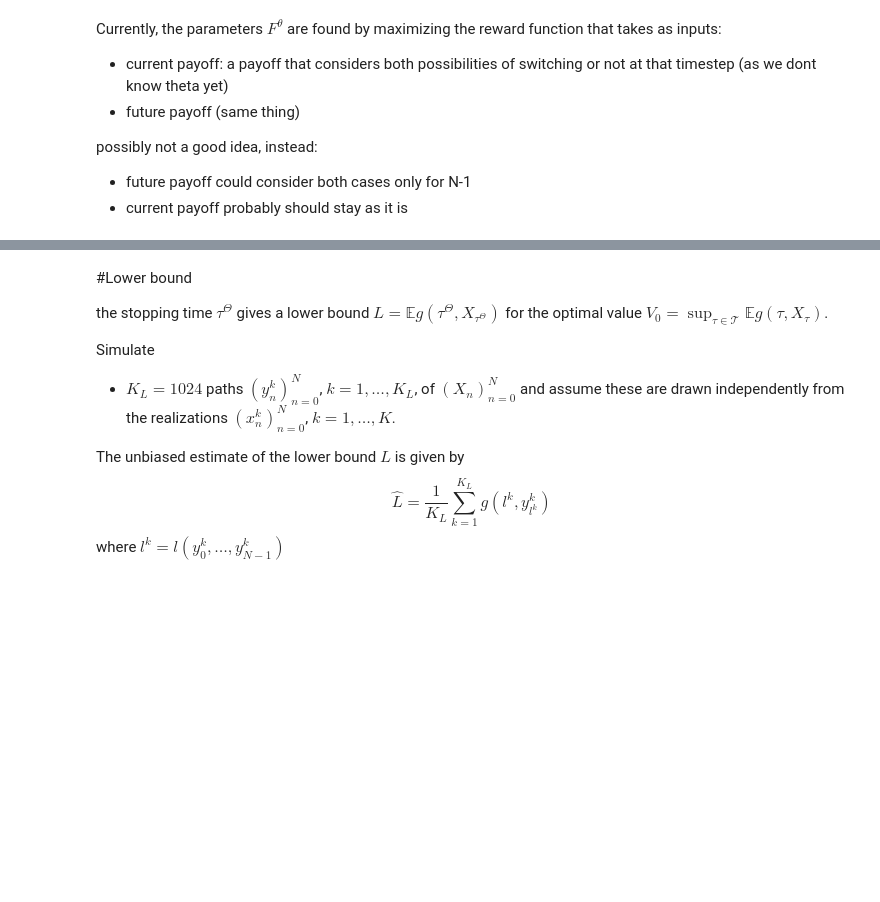
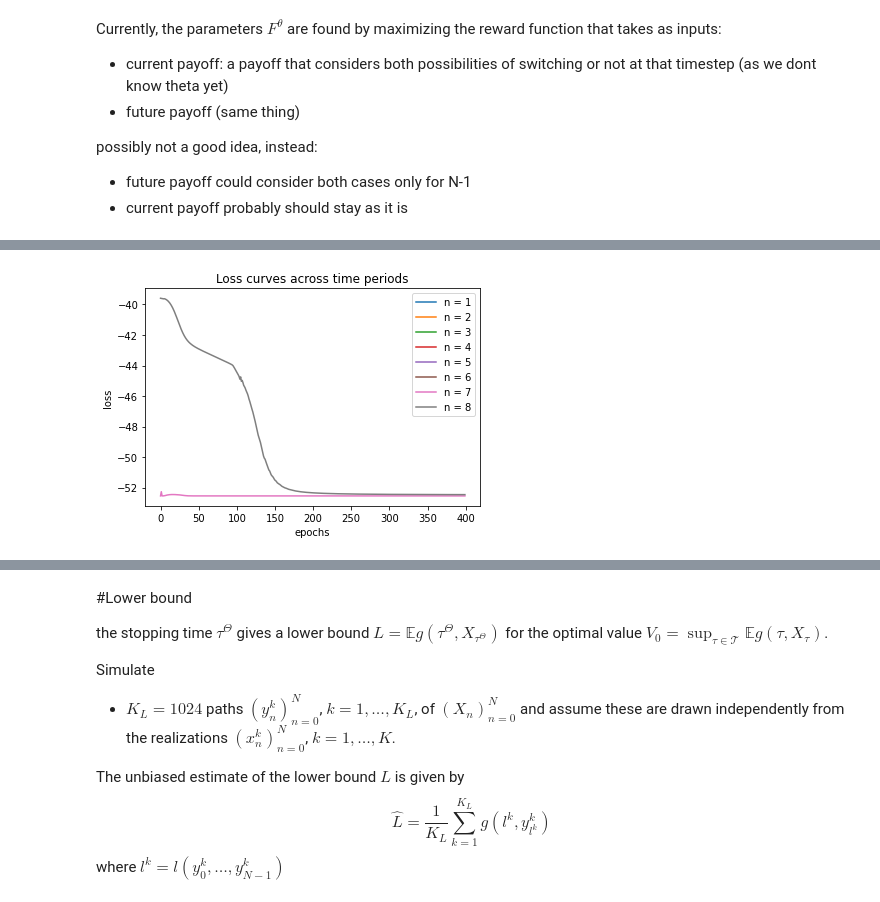
Before and after one commit to claudia-viaro/optimal_stopping-switching, a Jupyter notebook: opt_switching_V3.ipynb, the cells around one changed output, grey strips where cells are left out. Saved outputs shown, nothing was run; the diff lists cells and outputs as text; code cells hidden in the pictures; blank space fills up the shorter version.

```diff
--- a/opt_switching_V3.ipynb
+++ b/opt_switching_V3.ipynb
@@ -318,17 +374,17 @@ class Training:
 # %%
 # simulate paths Y
 # goal of this phase is to be able to get stopping decisions f_theta_n
-hyperparam_training = {'drift': 0.2, 'sigma': 0.05, 'delta': 0.1,  'paths':1024, 'periods': 9, 'maturity': 3., 'strike' : 100,'assets':20,  'spot':110,}
+hyperparam_training = {'drift': 0.2, 'sigma': 0.05, 'delta': 0.1,  'paths':200, 'periods': 9, 'maturity': 3., 'strike' : 100,'assets':2,  'spot':90,}
 S_train=BlackScholes(**hyperparam_training)
 
 
-pricing = Training(S_train, Profit_training, Profit_testing, nb_epochs=3000)
+pricing = Training(S_train, Profit_testing)
 '''
 arguments are:
 - path process
-- Profit training and profit testing classes
-- number of epochs to be used for the gradient descent algorithm
+- Profit testing classes
+
 
 '''
 
-mods = pricing.price()
+mods, functions = pricing.value()
@@ -334,0 +401,14 @@ mods = pricing.price()
+# %%
+filtered_list = list(filter(None, functions))
+legend = ["n = 1", "n = 2", "n = 3", "n = 4", "n = 5", "n = 6", "n = 7", "n = 8"]
+
+for i in range(len(filtered_list)):
+  epochs = np.array([i for i in range(len(filtered_list[0]))])
+  plt.plot(epochs, filtered_list[i], label='loss funciton')
+  plt.ylabel('loss')
+  plt.xlabel('epochs')
+  plt.legend(legend)
+  plt.title('Loss curves across time periods')
+  plt.plot()
+# %% [output]
+[figure, added]
```
Also changed, not shown: parts of 11 cells of this notebook.
